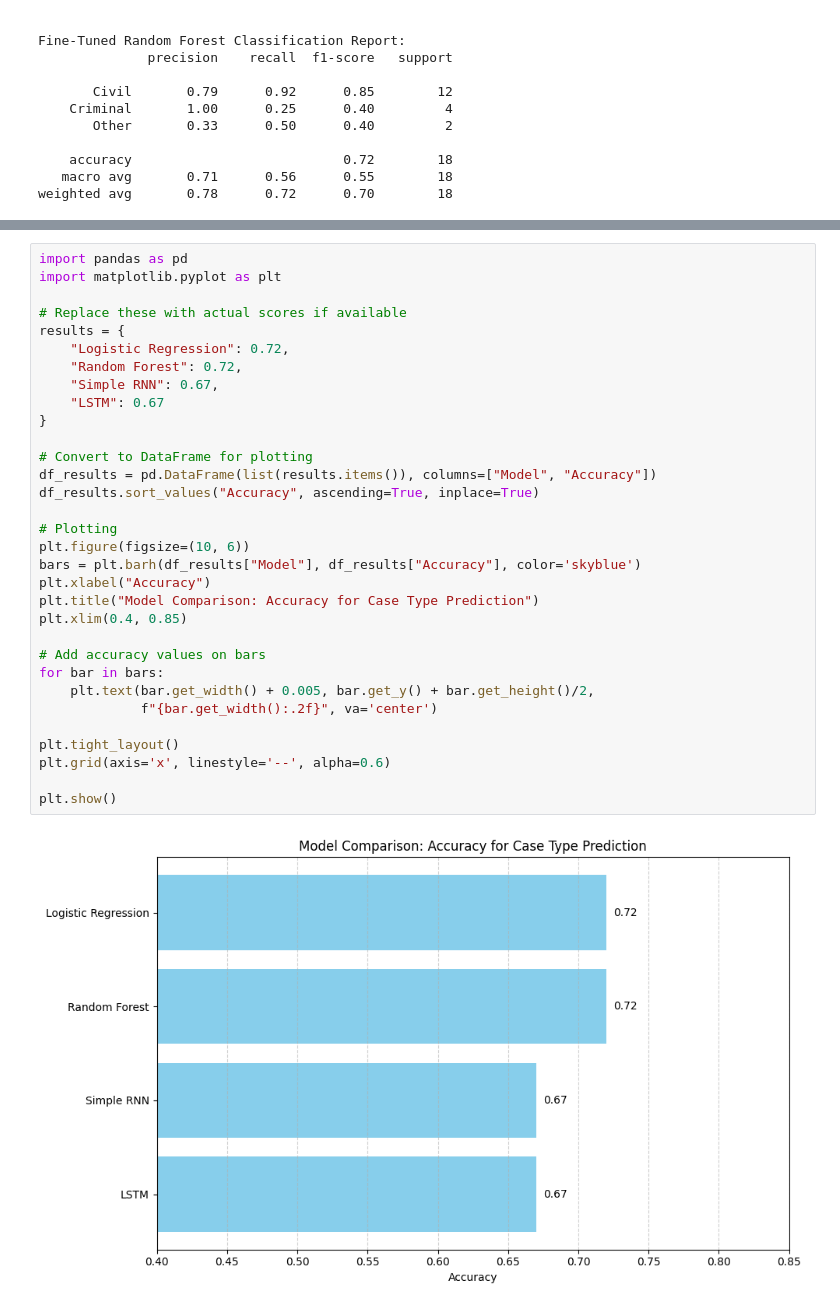
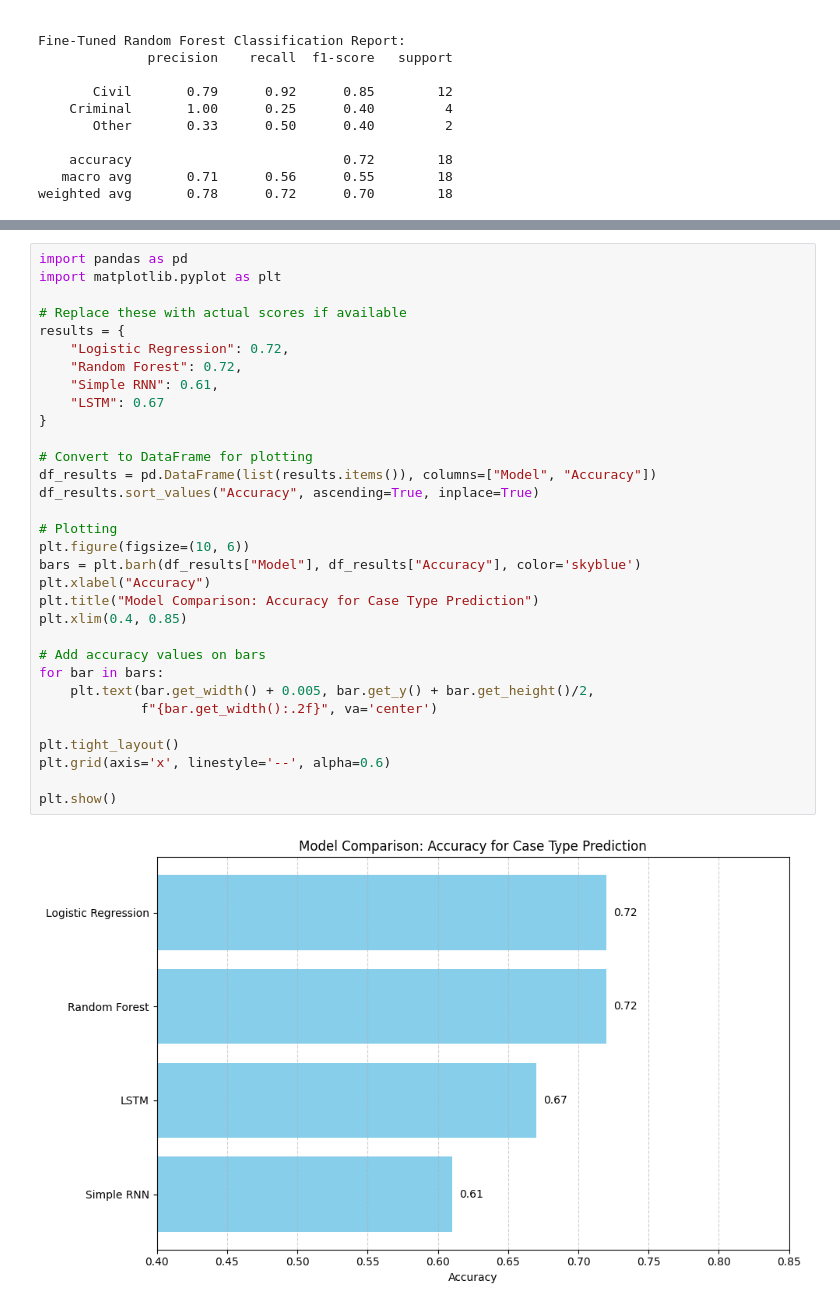
Before and after one commit to Manasa-Ganapati-Naik/my-project, a Jupyter notebook: models.ipynb, the cells around one changed output, grey strips where cells are left out. Saved outputs shown, nothing was run; the diff lists cells and outputs as text.

```diff
--- a/models.ipynb
+++ b/models.ipynb
@@ -463,32 +520,32 @@ import pandas as pd
 import matplotlib.pyplot as plt
 
 # Replace these with actual scores if available
 results = {
     "Logistic Regression": 0.72,
     "Random Forest": 0.72,
-    "Simple RNN": 0.67,
+    "Simple RNN": 0.61,
     "LSTM": 0.67
 }
 
 # Convert to DataFrame for plotting
 df_results = pd.DataFrame(list(results.items()), columns=["Model", "Accuracy"])
 df_results.sort_values("Accuracy", ascending=True, inplace=True)
 
 # Plotting
 plt.figure(figsize=(10, 6))
 bars = plt.barh(df_results["Model"], df_results["Accuracy"], color='skyblue')
 plt.xlabel("Accuracy")
 plt.title("Model Comparison: Accuracy for Case Type Prediction")
 plt.xlim(0.4, 0.85)
 
 # Add accuracy values on bars
 for bar in bars:
     plt.text(bar.get_width() + 0.005, bar.get_y() + bar.get_height()/2,
              f"{bar.get_width():.2f}", va='center')
 
 plt.tight_layout()
 plt.grid(axis='x', linestyle='--', alpha=0.6)
 
 plt.show()
 # %% [output]
-[figure, old version]
+[figure, new version]
```
Also changed, not shown: parts of 11 cells of this notebook, 2 other files.
